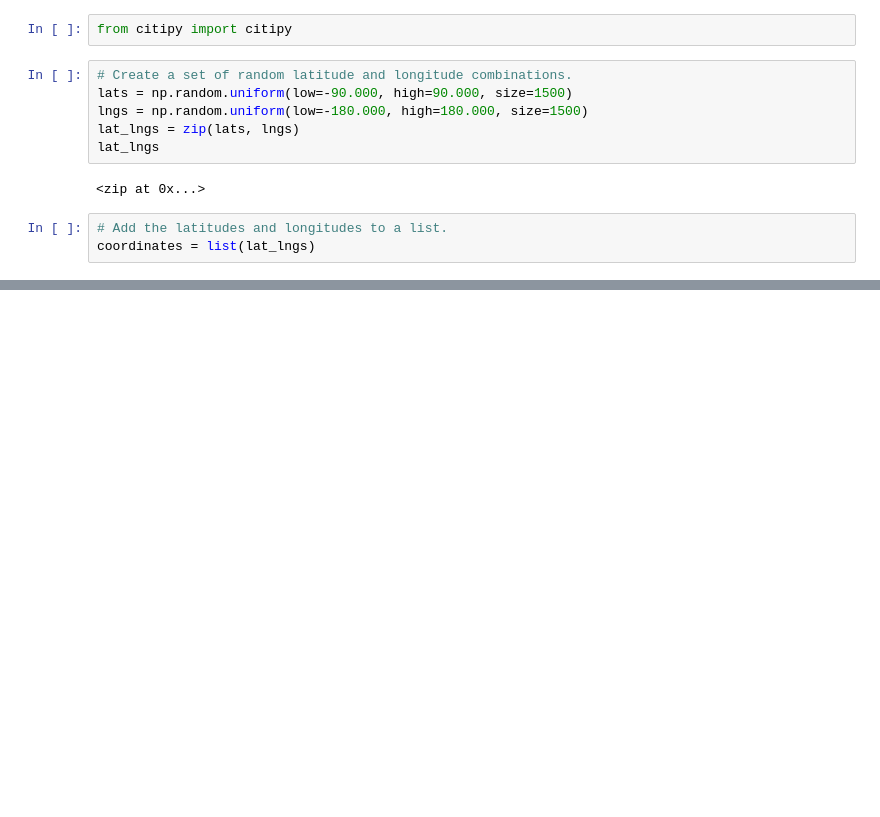
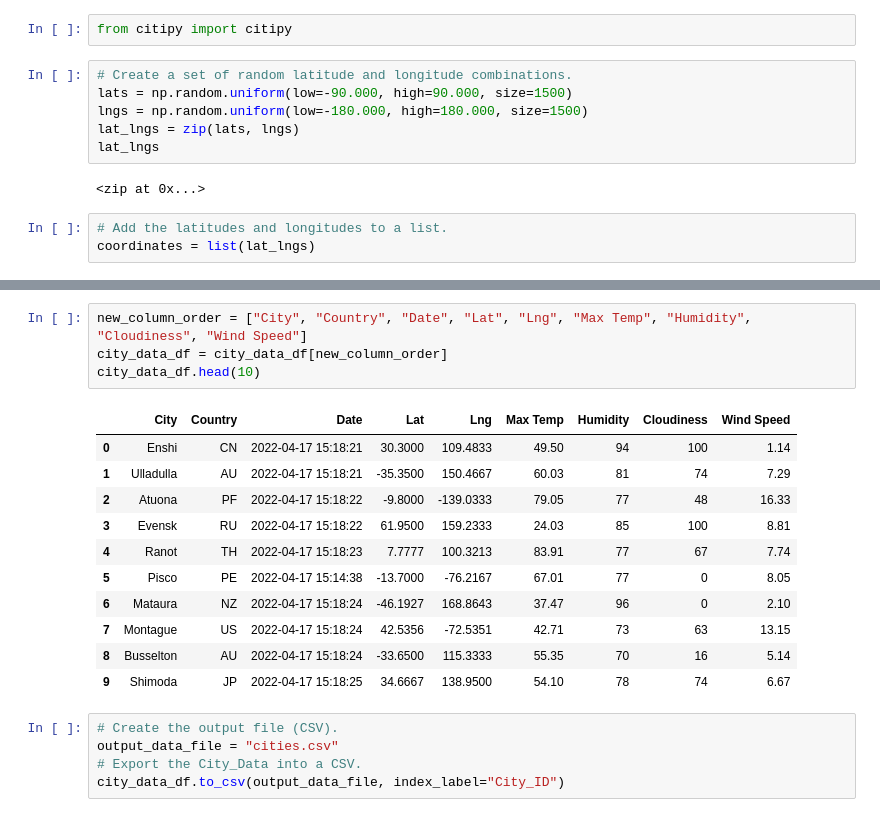
Before and after one commit to SavFidani/World_Weather_Analysis, a Jupyter notebook: WeatherPy.ipynb, the cells around one changed output, grey strips where cells are left out. Cells and saved outputs as stored; diff of their text form; blank space fills up the shorter version.

```diff
--- a/WeatherPy.ipynb
+++ b/WeatherPy.ipynb
@@ -38,0 +152,21 @@ len(cities)
+# %%
+new_column_order = ["City", "Country", "Date", "Lat", "Lng", "Max Temp", "Humidity", "Cloudiness", "Wind Speed"]
+city_data_df = city_data_df[new_column_order]
+city_data_df.head(10)
+# %% [output]
+|  | City | Country | Date | Lat | Lng | Max Temp | Humidity | Cloudiness | Wind Speed |
+| 0 | Enshi | CN | 2022-04-17 15:18:21 | 30.3000 | 109.4833 | 49.50 | 94 | 100 | 1.14 |
+| 1 | Ulladulla | AU | 2022-04-17 15:18:21 | -35.3500 | 150.4667 | 60.03 | 81 | 74 | 7.29 |
+| 2 | Atuona | PF | 2022-04-17 15:18:22 | -9.8000 | -139.0333 | 79.05 | 77 | 48 | 16.33 |
+| 3 | Evensk | RU | 2022-04-17 15:18:22 | 61.9500 | 159.2333 | 24.03 | 85 | 100 | 8.81 |
+| 4 | Ranot | TH | 2022-04-17 15:18:23 | 7.7777 | 100.3213 | 83.91 | 77 | 67 | 7.74 |
+| 5 | Pisco | PE | 2022-04-17 15:14:38 | -13.7000 | -76.2167 | 67.01 | 77 | 0 | 8.05 |
+| 6 | Mataura | NZ | 2022-04-17 15:18:24 | -46.1927 | 168.8643 | 37.47 | 96 | 0 | 2.10 |
+| 7 | Montague | US | 2022-04-17 15:18:24 | 42.5356 | -72.5351 | 42.71 | 73 | 63 | 13.15 |
+| 8 | Busselton | AU | 2022-04-17 15:18:24 | -33.6500 | 115.3333 | 55.35 | 70 | 16 | 5.14 |
+| 9 | Shimoda | JP | 2022-04-17 15:18:25 | 34.6667 | 138.9500 | 54.10 | 78 | 74 | 6.67 |
+# %%
+# Create the output file (CSV).
+output_data_file = "cities.csv"
+# Export the City_Data into a CSV.
+city_data_df.to_csv(output_data_file, index_label="City_ID")
```
Also changed, not shown: parts of 7 cells of this notebook.
